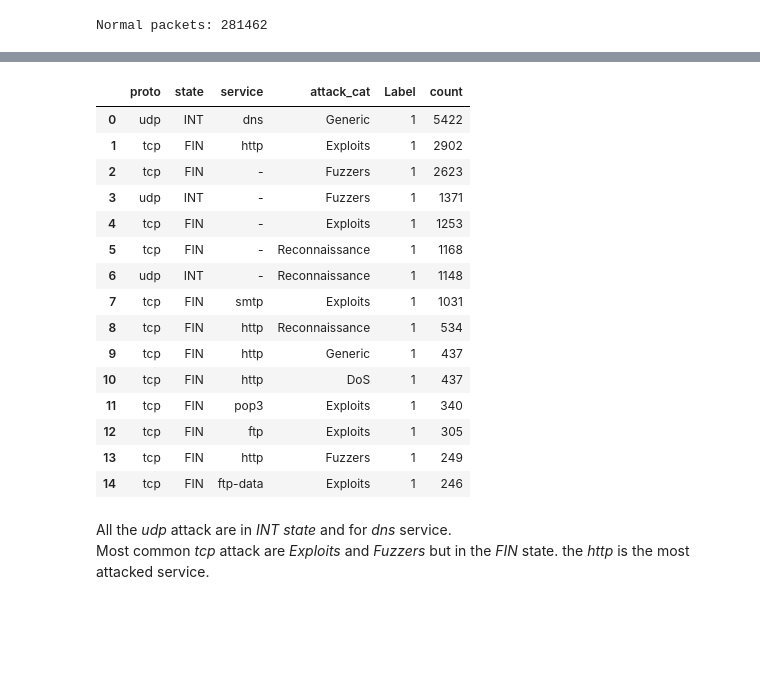
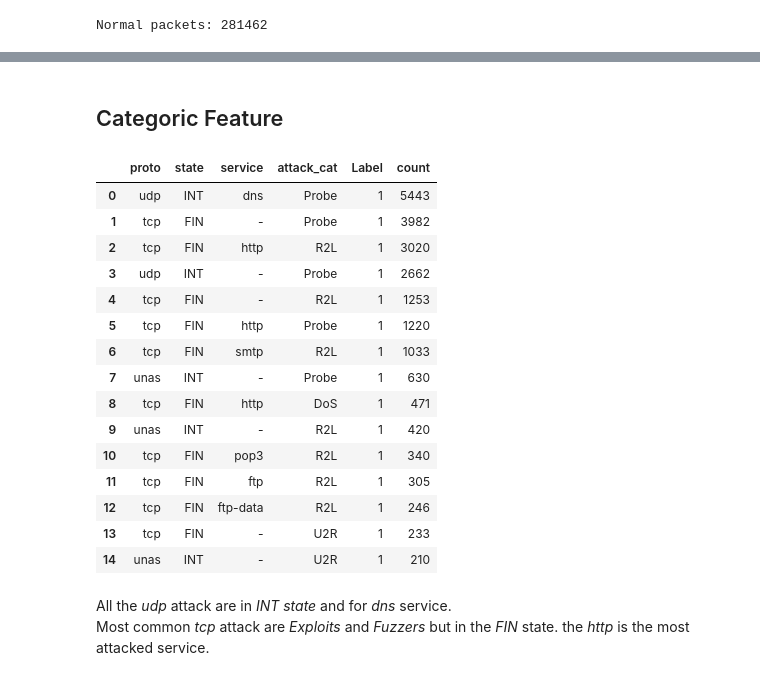
Before and after one commit to Mugna46/AI_project, a Jupyter notebook: AI.ipynb, the cells around one changed output, grey strips where cells are left out. Cells and saved outputs as stored; diff of their text form; code cells hidden in the pictures; blank space fills up the shorter version.

```diff
--- a/AI.ipynb
+++ b/AI.ipynb
@@ -126,0 +154,5 @@ The dataset is **unbalanced**.
+# %%
+df.loc[df['Label'] == 0, 'attack_cat'] = 'Normal'
+
+category_counts = df['attack_cat'].value_counts()
+category_counts.to_frame().reset_index()
@@ -126,0 +202,22 @@ The dataset is **unbalanced**.
+# %%
+df['attack_cat'] = df['attack_cat'].str.strip()
+
+attack_categories = {
+    'DoS': ['DoS', 'Worms'],
+    'U2R': ['Backdoor', 'Shellcode'],
+    'R2L': ['Exploits', 'Analysis'],
+    'Probe': ['Reconnaissance', 'Fuzzers', 'Generic'],
+    'Normal': ['Normal']
+}
+
+def assign_attack_group(attack_cat):
+    for category, attacks in attack_categories.items():
+        if attack_cat in attacks:
+            return category
+    return 'Unknown'
+
+df['attack_cat'] = df['attack_cat'].apply(assign_attack_group)
+
+
+attack_group_count = df['attack_cat'].value_counts()
+attack_group_count.to_frame().reset_index()
@@ -127,26 +266,30 @@ The dataset is **unbalanced**.
+# %% [markdown]
+## Categoric Feature
 # %%
-column_1=[
+column_categoric=[
     'proto', 'state', 'service', 'attack_cat', 'Label'
     ]
 
-df[column_1].value_counts().to_frame().reset_index().rename(columns={0: 'count'}).head(15)
+df_filtered = df[df['Label'] == 1]
+df_filtered_count = (df_filtered[column_categoric].value_counts().to_frame().reset_index().rename(columns={0: 'count'}).head(15))
+df_filtered_count
 # %% [output]
 |  | proto | state | service | attack_cat | Label | count |
-| 0 | udp | INT | dns | Generic | 1 | 5422 |
-| 1 | tcp | FIN | http | Exploits | 1 | 2902 |
-| 2 | tcp | FIN | - | Fuzzers | 1 | 2623 |
-| 3 | udp | INT | - | Fuzzers | 1 | 1371 |
-| 4 | tcp | FIN | - | Exploits | 1 | 1253 |
-| 5 | tcp | FIN | - | Reconnaissance | 1 | 1168 |
-| 6 | udp | INT | - | Reconnaissance | 1 | 1148 |
-| 7 | tcp | FIN | smtp | Exploits | 1 | 1031 |
-| 8 | tcp | FIN | http | Reconnaissance | 1 | 534 |
-| 9 | tcp | FIN | http | Generic | 1 | 437 |
-| 10 | tcp | FIN | http | DoS | 1 | 437 |
-| 11 | tcp | FIN | pop3 | Exploits | 1 | 340 |
-| 12 | tcp | FIN | ftp | Exploits | 1 | 305 |
-| 13 | tcp | FIN | http | Fuzzers | 1 | 249 |
-| 14 | tcp | FIN | ftp-data | Exploits | 1 | 246 |
+| 0 | udp | INT | dns | Probe | 1 | 5443 |
+| 1 | tcp | FIN | - | Probe | 1 | 3982 |
+| 2 | tcp | FIN | http | R2L | 1 | 3020 |
+| 3 | udp | INT | - | Probe | 1 | 2662 |
+| 4 | tcp | FIN | - | R2L | 1 | 1253 |
+| 5 | tcp | FIN | http | Probe | 1 | 1220 |
+| 6 | tcp | FIN | smtp | R2L | 1 | 1033 |
+| 7 | unas | INT | - | Probe | 1 | 630 |
+| 8 | tcp | FIN | http | DoS | 1 | 471 |
+| 9 | unas | INT | - | R2L | 1 | 420 |
+| 10 | tcp | FIN | pop3 | R2L | 1 | 340 |
+| 11 | tcp | FIN | ftp | R2L | 1 | 305 |
+| 12 | tcp | FIN | ftp-data | R2L | 1 | 246 |
+| 13 | tcp | FIN | - | U2R | 1 | 233 |
+| 14 | unas | INT | - | U2R | 1 | 210 |
 # %% [markdown]
 All the *udp* attack are in *INT state* and for *dns* service.
 Most common *tcp* attack are *Exploits* and *Fuzzers* but in the *FIN* state. the *http* is the most attacked service.
```
Also changed, not shown: parts of 18 cells of this notebook, 1 other file.
